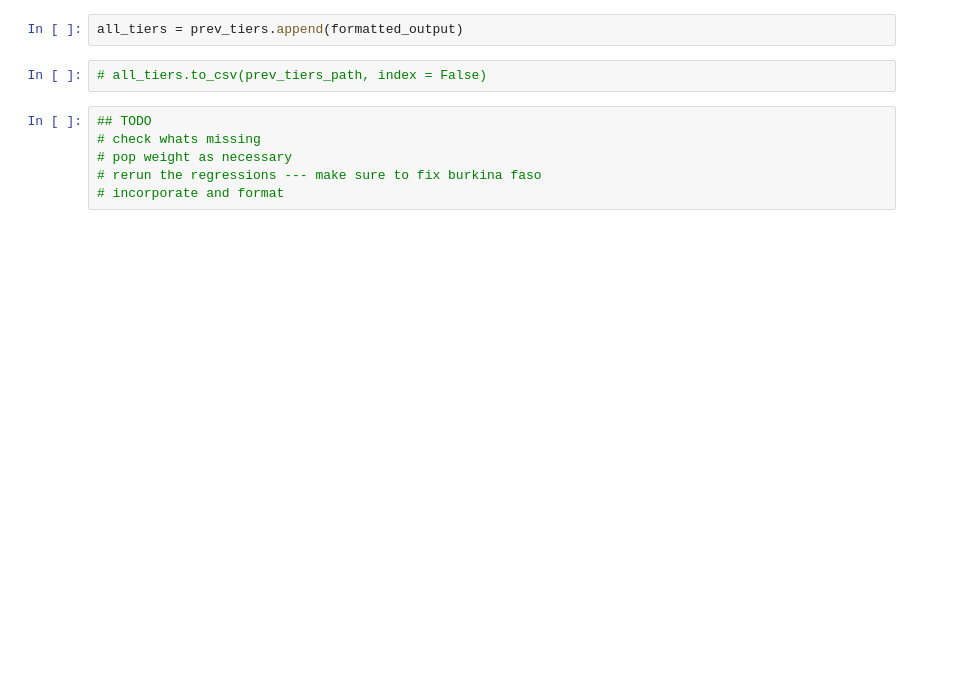
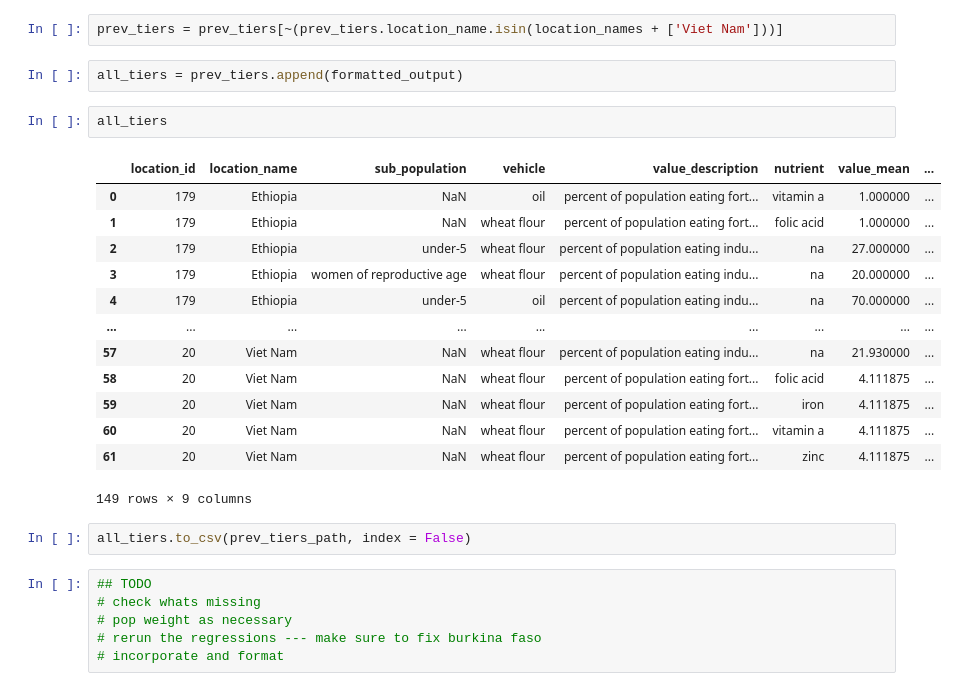
Before and after one commit to ihmeuw/vivarium_research_lsff, a Jupyter notebook: data_prep/pipeline/interim/2021_03_19_clean_population_coverage_data_tier3.ipynb, the cells around one changed output. Cells and saved outputs as stored; diff of their text form; blank space fills up the shorter version.

Commit message:
added in missing rows from tier 3

```diff
--- a/data_prep/pipeline/interim/2021_03_19_clean_population_coverage_data_tier3.ipynb
+++ b/data_prep/pipeline/interim/2021_03_19_clean_population_coverage_data_tier3.ipynb
@@ -1407,10 +1414,28 @@ formatted_output.to_csv(save_formatted_output_path, index = False)
 # %%
 prev_tiers_path = '/ihme/homes/beatrixh/vivarium_research_lsff/data_prep/outputs/lsff_input_coverage_data.csv'
 prev_tiers = pd.read_csv(prev_tiers_path)
+# %%
+prev_tiers = prev_tiers[~(prev_tiers.location_name.isin(location_names + ['Viet Nam']))]
 # %%
 all_tiers = prev_tiers.append(formatted_output)
+# %%
+all_tiers
+# %% [output]
+|  | location_id | location_name | sub_population | vehicle | value_description | nutrient | value_mean | ... |
+| 0 | 179 | Ethiopia | NaN | oil | percent of population eating fort... | vitamin a | 1.000000 | ... |
+| 1 | 179 | Ethiopia | NaN | wheat flour | percent of population eating fort... | folic acid | 1.000000 | ... |
+| 2 | 179 | Ethiopia | under-5 | wheat flour | percent of population eating indu... | na | 27.000000 | ... |
+| 3 | 179 | Ethiopia | women of reproductive age | wheat flour | percent of population eating indu... | na | 20.000000 | ... |
+| 4 | 179 | Ethiopia | under-5 | oil | percent of population eating indu... | na | 70.000000 | ... |
+| ... | ... | ... | ... | ... | ... | ... | ... | ... |
+| 57 | 20 | Viet Nam | NaN | wheat flour | percent of population eating indu... | na | 21.930000 | ... |
+| 58 | 20 | Viet Nam | NaN | wheat flour | percent of population eating fort... | folic acid | 4.111875 | ... |
+| 59 | 20 | Viet Nam | NaN | wheat flour | percent of population eating fort... | iron | 4.111875 | ... |
+| 60 | 20 | Viet Nam | NaN | wheat flour | percent of population eating fort... | vitamin a | 4.111875 | ... |
+| 61 | 20 | Viet Nam | NaN | wheat flour | percent of population eating fort... | zinc | 4.111875 | ... |
+149 rows × 9 columns
 # %%
-# all_tiers.to_csv(prev_tiers_path, index = False)
+all_tiers.to_csv(prev_tiers_path, index = False)
 # %%
 ## TODO
 # check whats missing
```
Also changed, not shown: parts of 1 cell of this notebook.
